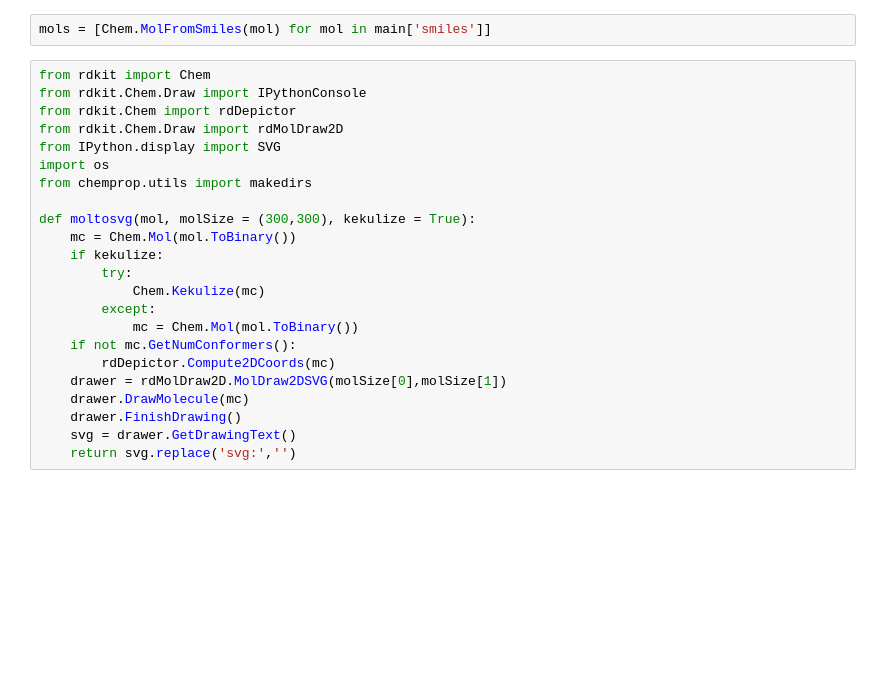
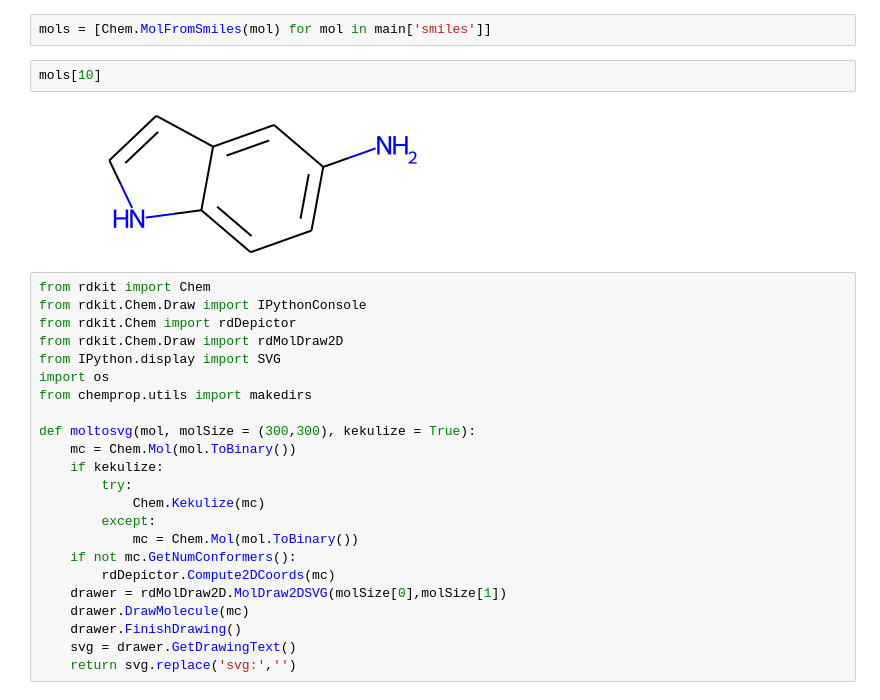
Before and after one commit to ignaczgerg/osn-solvent, a Jupyter notebook: heatmap.ipynb, the cells around one changed output. Saved outputs shown, nothing was run; the diff lists cells and outputs as text; blank space fills up the shorter version.

```diff
--- a/heatmap.ipynb
+++ b/heatmap.ipynb
@@ -50,6 +86,10 @@ import rdkit
 from rdkit import Chem
 # %%
 mols = [Chem.MolFromSmiles(mol) for mol in main['smiles']]
+# %%
+mols[10]
+# %% [output]
+[figure, added]
 # %%
 from rdkit import Chem
 from rdkit.Chem.Draw import IPythonConsole
```
Also changed, not shown: parts of 9 cells of this notebook, 12 other files.
